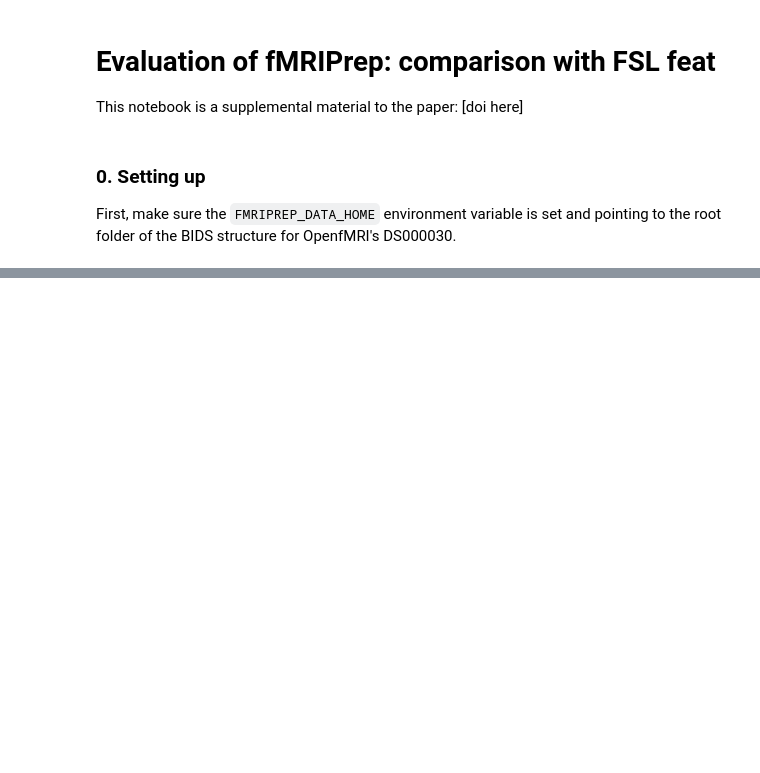
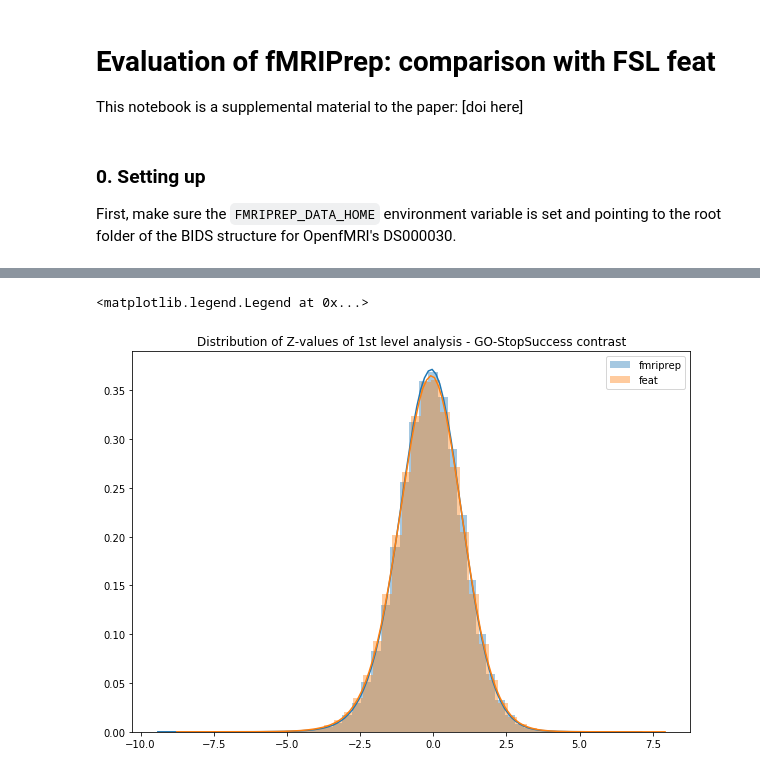
Before and after one commit to nipreps/fmriprep-notebooks, a Jupyter notebook: 02_Evaluation - FEAT Comparison.ipynb, the cells around one changed output, grey strips where cells are left out. Cells and saved outputs as stored; diff of their text form; code cells hidden in the pictures; blank space fills up the shorter version.

```diff
--- a/02_Evaluation - FEAT Comparison.ipynb
+++ b/02_Evaluation - FEAT Comparison.ipynb
@@ -150,17 +83,0 @@ plotting.plot_anat(str(feat_std), cut_coords=coords, colorbar=True, cmap='cividi
-# %%
-plt.clf()
-for i, coords in enumerate([-5, 10, 20]):
-    disp = plotting.plot_anat(str(fprep_std), display_mode='z', cut_coords=[coords], cmap='cividis', threshold=30, vmin=50, vmax=170)
-    f = plt.gcf().set_size_inches(10, 20)
-    disp.add_contours(str(ATLAS_HOME / '1mm_tpm_csf.nii.gz'), colors=['k'], levels=[0.8])
-    disp.add_contours(str(ATLAS_HOME / '1mm_tpm_wm.nii.gz'), colors=['w'], levels=[0.8], alpha=0.7)
-    disp.add_contours(str(ATLAS_HOME / '1mm_brainmask.nii.gz'), colors=['k'], levels=[0.8], linewidths=[3], alpha=.7)
-    plt.savefig(str(Path.home() / 'Dropbox' / 'My Publications' / '2017-FMRIPREP' / 'figures' / ('fmriprep-std-closeup%03d.svg' % i)), format='svg', bbox_inches='tight')
-# %%
-str(ATLAS_HOME / '1mm_tpm_csf.nii.gz')for i, coords in enumerate([-5, 10, 20]):
-    disp = plotting.plot_anat(str(feat_std), display_mode='z', cut_coords=[coords], cmap='viridis', threshold=30, vmin=50, vmax=170)
-    f = plt.gcf().set_size_inches(10, 20)
-    disp.add_contours(str(ATLAS_HOME / '1mm_tpm_csf.nii.gz'), colors=['k'], levels=[0.8])
-    disp.add_contours(str(ATLAS_HOME / '1mm_tpm_wm.nii.gz'), colors=['w'], levels=[0.8], alpha=0.7)
-    disp.add_contours(str(ATLAS_HOME / '1mm_brainmask.nii.gz'), colors=['k'], levels=[0.8], linewidths=[3], alpha=.7)
-    plt.savefig(os.path.join(work_dir, 'feat-std-closeup%03d.svg' % i), format='svg', bbox_inches='tight')
@@ -425,7 +183,0 @@ plt.savefig(str(Path.home() / 'Dropbox' / 'My Publications' / '2017-FMRIPREP' /
-# %%
-fmriprep_t = nb.load(str(basedir.parent / 'l2' / 'fmriprep_stopsignal_N050_R100_S1' / 'tstat1.nii.gz')).get_data()
-feat_t = nb.load(str(basedir.parent / 'l2' / 'fslfeat_stopsignal_N050_R100_S1' / 'tstat1.nii.gz')).get_data()
-
-sn.distplot(fmriprep_t[mask2mm],label='fmriprep')
-sn.distplot(feat_t[mask2mm],label='feat')
-plt.legend()
@@ -669,0 +188,24 @@ plt.xlabel("Sample size $N$")
+# %%
+# Grab all Z-value maps
+fmriprep_z11 = [str(f) for f in ANALYSIS_HOME.glob(
+    'sub-*/func/sub-*_task-stopsignal_variant-fmriprep_zstat11.nii.gz')]
+fslfeat_z11 = [str(f) for f in ANALYSIS_HOME.glob(
+    'sub-*/func/sub-*_task-stopsignal_variant-fslfeat_zstat11.nii.gz')]
+
+# Extract values
+fmriprep_vals = nb.concat_images(fmriprep_z11).get_data()
+mask2mm4d = np.repeat(mask2mm[..., np.newaxis], fmriprep_vals.shape[-1], -1)
+fmriprep_vals = fmriprep_vals[mask2mm4d]
+
+feat_vals = nb.concat_images(fslfeat_z11).get_data()
+mask2mm4d = np.repeat(mask2mm[..., np.newaxis], feat_vals.shape[-1], -1)
+feat_vals = feat_vals[mask2mm4d]
+
+plt.figure(figsize=(10,7))
+sn.distplot(fmriprep_vals,label='fmriprep')
+sn.distplot(feat_vals,label='feat')
+plt.title("Distribution of Z-values of 1st level analysis - GO-StopSuccess contrast")
+plt.legend()
+# %% [output]
+<matplotlib.legend.Legend at 0x...>
+[figure, added]
```
Also changed, not shown: parts of 59 cells of this notebook, 1 other file.
